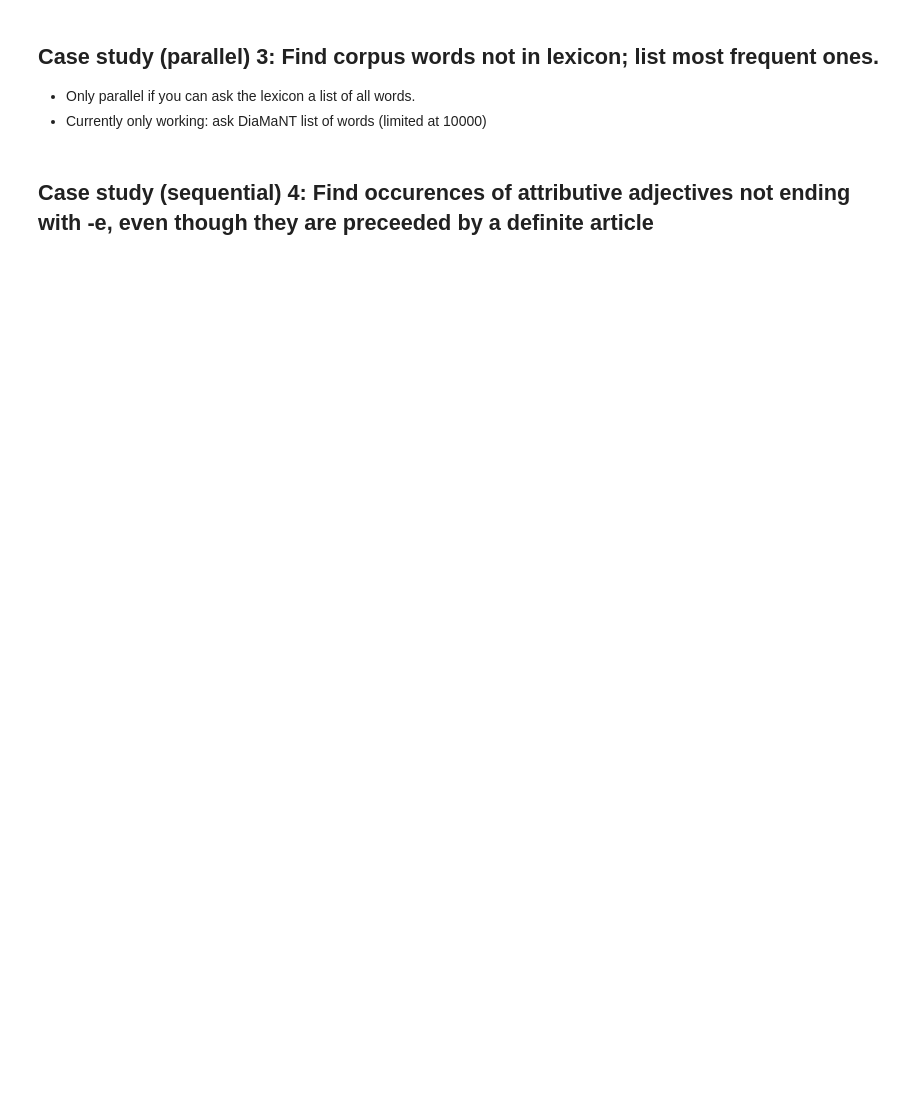
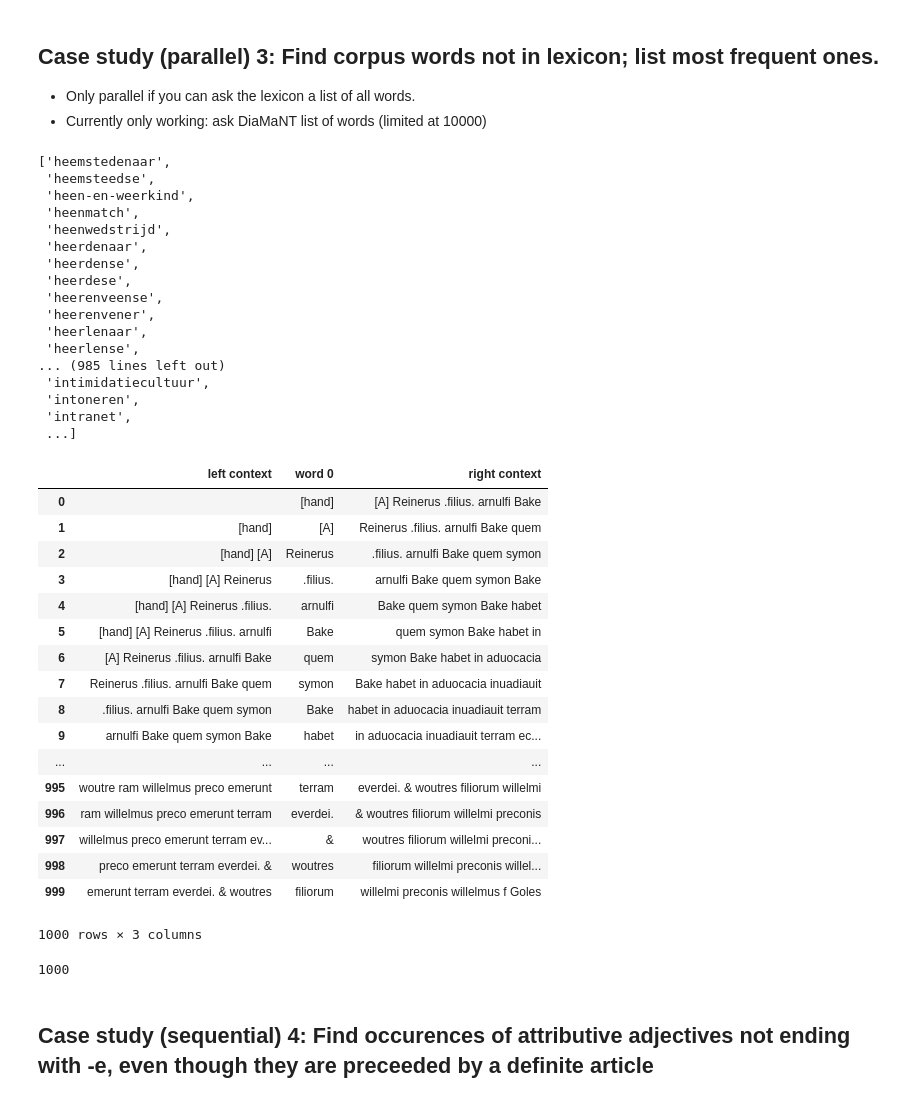
Before and after one commit to INL/chaining-search, a Jupyter notebook: Chaining search.ipynb, the cells around one changed output. Drawn from its saved outputs; the diff is of its cells as text; code cells hidden in the pictures; blank space fills up the shorter version.

```diff
--- a/Chaining search.ipynb
+++ b/Chaining search.ipynb
@@ -702,14 +893,50 @@ view_multiple_results(result_dict, labels=list(syns))
 # %%
 # Query lexicon to give list of all words
 lexicon="anw"
 df_lexicon = search_lexicon_allwords(lexicon)
-## TODO: Why do double words appear?
-lexicon_set = set([w.lower() for w in df_lexicon["writtenForm"]])
+lexicon_set = sorted( set([w.lower() for w in df_lexicon["writtenForm"]]) )
 display(lexicon_set)
 
 df_corpus = search_corpus_allwords("gysseling")
 display(df_corpus)
 len(df_corpus)
+# %% [output]
+['heemstedenaar',
+ 'heemsteedse',
+ 'heen-en-weerkind',
+ 'heenmatch',
+ 'heenwedstrijd',
+ 'heerdenaar',
+ 'heerdense',
+ 'heerdese',
+ 'heerenveense',
+ 'heerenvener',
+ 'heerlenaar',
+ 'heerlense',
+... (985 lines left out)
+ 'intimidatiecultuur',
+ 'intoneren',
+ 'intranet',
+ ...]
+|  | left context | word 0 | right context |
+| 0 |  | [hand] | [A] Reinerus .filius. arnulfi Bake |
+| 1 | [hand] | [A] | Reinerus .filius. arnulfi Bake quem |
+| 2 | [hand] [A] | Reinerus | .filius. arnulfi Bake quem symon |
+| 3 | [hand] [A] Reinerus | .filius. | arnulfi Bake quem symon Bake |
+| 4 | [hand] [A] Reinerus .filius. | arnulfi | Bake quem symon Bake habet |
+| 5 | [hand] [A] Reinerus .filius. arnulfi | Bake | quem symon Bake habet in |
+| 6 | [A] Reinerus .filius. arnulfi Bake | quem | symon Bake habet in aduocacia |
+| 7 | Reinerus .filius. arnulfi Bake quem | symon | Bake habet in aduocacia inuadiauit |
+| 8 | .filius. arnulfi Bake quem symon | Bake | habet in aduocacia inuadiauit terram |
+| 9 | arnulfi Bake quem symon Bake | habet | in aduocacia inuadiauit terram ec... |
+| ... | ... | ... | ... |
+| 995 | woutre ram willelmus preco emerunt | terram | everdei. & woutres filiorum willelmi |
+| 996 | ram willelmus preco emerunt terram | everdei. | & woutres filiorum willelmi preconis |
+| 997 | willelmus preco emerunt terram ev... | & | woutres filiorum willelmi preconi... |
+| 998 | preco emerunt terram everdei. & | woutres | filiorum willelmi preconis willel... |
+| 999 | emerunt terram everdei. & woutres | filiorum | willelmi preconis willelmus f Goles |
+1000 rows × 3 columns
+1000
 # %% [markdown]
 ## Case study (sequential) 4: Find occurences of attributive adjectives not ending with -e, even though they are preceeded by a definite article
 # %%
```
Also changed, not shown: parts of 12 cells of this notebook, 2 other files.
